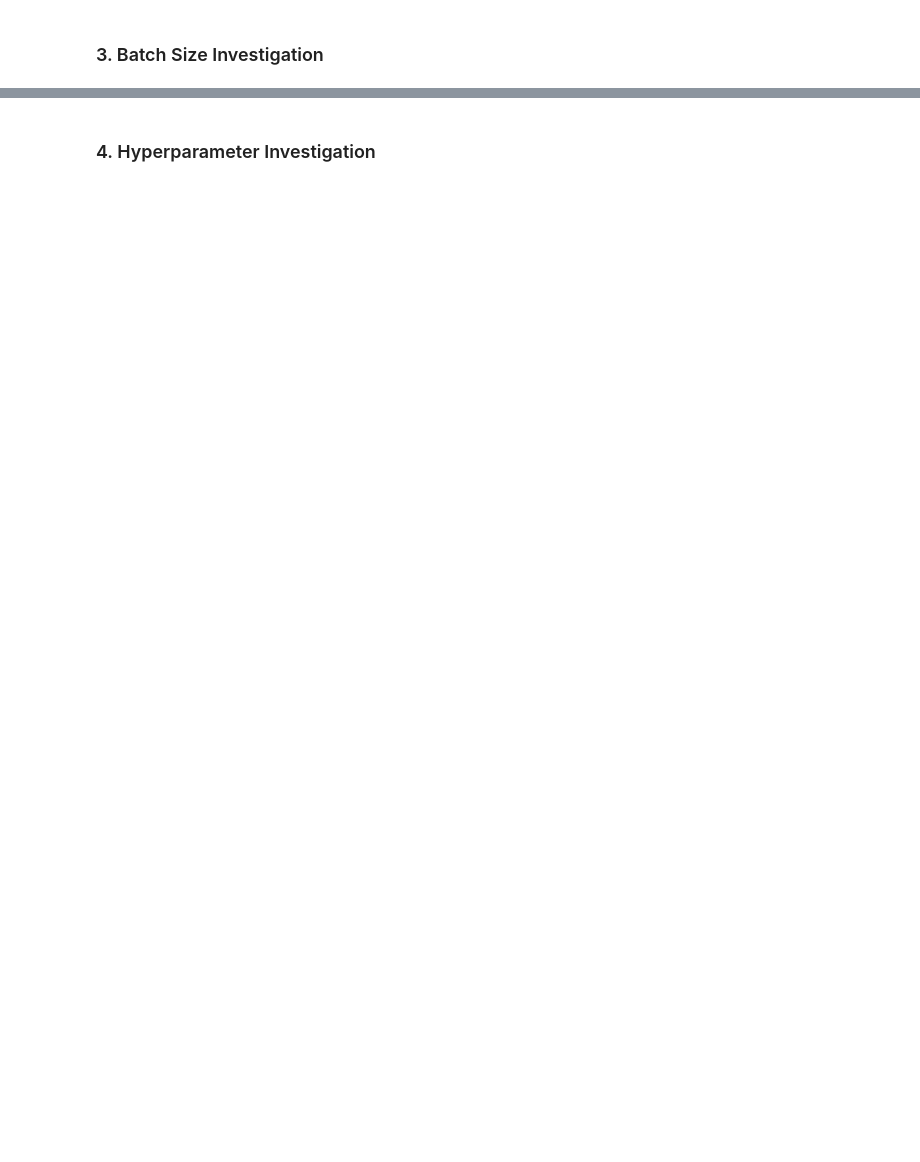
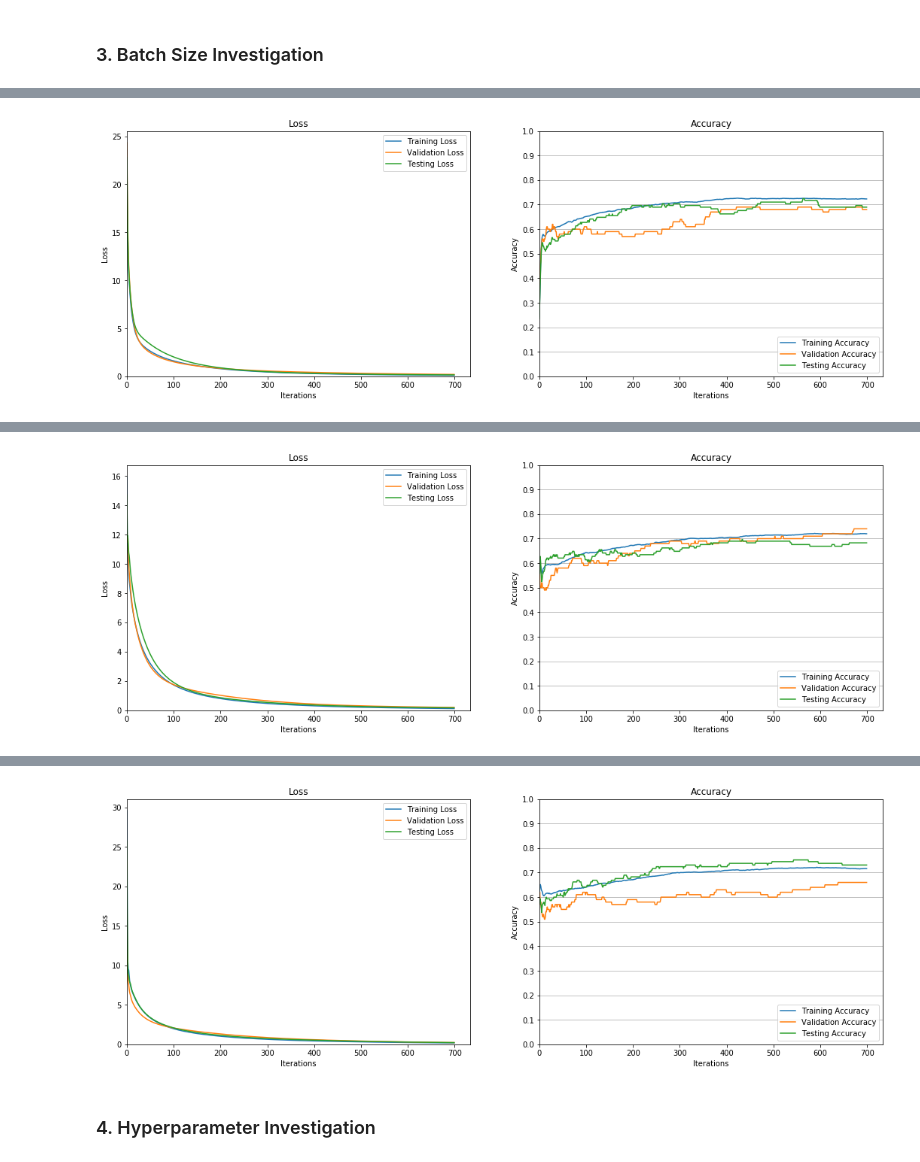
Before and after one commit to ekeilty17/ECE421-Assignments, a Jupyter notebook: A1/A1 WriteUp.ipynb, the cells around one changed output, grey strips where cells are left out. Cells and saved outputs as stored; diff of their text form; code cells hidden in the pictures; blank space fills up the shorter version.

```diff
--- a/A1/A1 WriteUp.ipynb
+++ b/A1/A1 WriteUp.ipynb
@@ -84,7 +88,13 @@ def accuracy(w, b, X, y):
     y = y.reshape(-1)
     y_pred = predict(w, b, X)
     y_pred = np.vectorize(lambda z: 1 if z > 0 else 0)(y_pred)
-    return sum(y_pred == y) / y.shape[0]
+    return np.sum(y_pred == y) / y.shape[0]
+
+def accuracy_with_predictions(y_pred, y):
+    if y_pred.shape != y.shape:
+        raise ValueError(f"prediction dimension {y_pred.shape} and label dimensions {y.shape} don't match")
+    y_pred = np.vectorize(lambda z: 1 if z > 0 else 0)(y_pred)
+    return np.sum(y_pred == y) / y.shape[0]
 # %%
 def plot_loss(x, train_loss=None, valid_loss=None, test_loss=None, title=None, ax=None):
     ax = plt.gca() if ax == None else ax
@@ -100,6 +110,7 @@ def plot_loss(x, train_loss=None, valid_loss=None, test_loss=None, title=None, a
     ax.set_xlabel("Iterations")
     ax.set_xlim(left=0)
     ax.set_ylabel("Loss")
+    ax.set_ylim(bottom=0)
     ax.legend(loc="upper right")
 
 def plot_accuracy(x, train_accuracy=None, valid_accuracy=None, test_accuracy=None, title=None, ax=None):
@@ -669,8 +712,7 @@ for batch_size in [100, 700, 1750]:
 
     print("batch size =", batch_size)
 
-    w, b = get_random_parameters()
-    w, b, *statistics = SGD(w, b, trainData, trainTarget,
+    w, b, *statistics = SGD(trainData, trainTarget,
                             alpha=0.001,
                             epochs=700,
                             reg=0,
@@ -688,3 +730,4 @@ for batch_size in [100, 700, 1750]:
     plot_accuracy(np.arange(0, len(train_loss), 1), train_acc, valid_acc, test_acc, ax=ax[1])
     plt.show()
     plt.close()
+# %% [output]
@@ -690,0 +738 @@ for batch_size in [100, 700, 1750]:
+[figure, added]
@@ -690,0 +743 @@ for batch_size in [100, 700, 1750]:
+[figure, added]
@@ -691,3 +748,4 @@ for batch_size in [100, 700, 1750]:
+[figure, added]
 # %% [markdown]
 ### 4. Hyperparameter Investigation
 # %%
```
Also changed, not shown: parts of 13 cells of this notebook.
